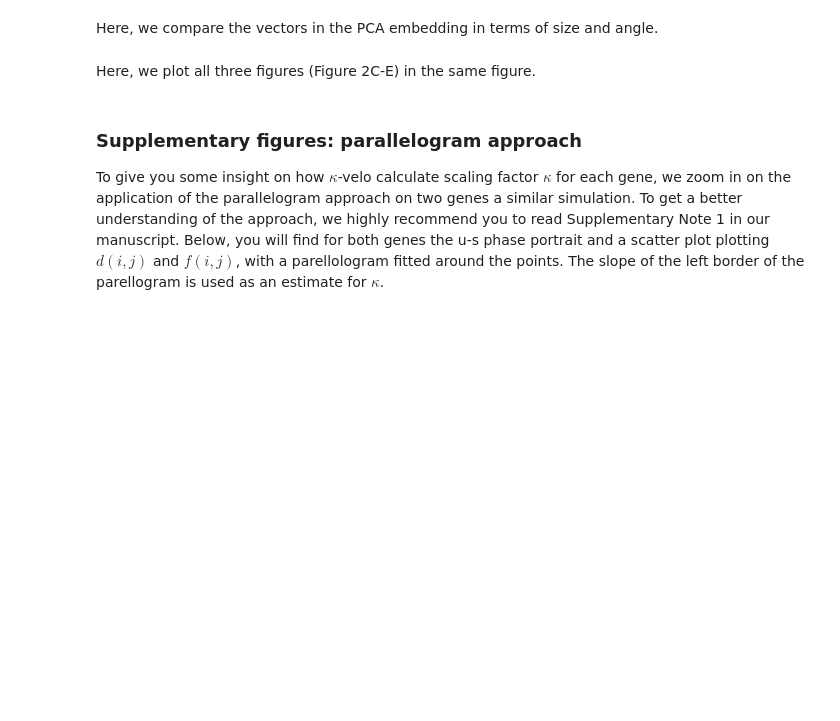
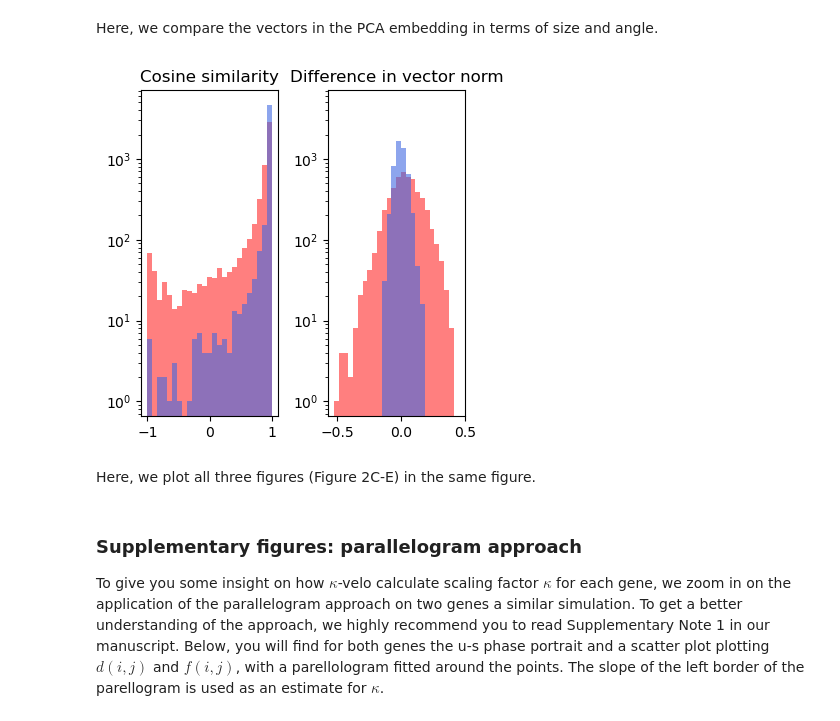
Before and after one commit to bjbouman/cell-state-velocities, a Jupyter notebook: scripts/kappa-velo_scaling_on_simulation.ipynb, the cells around one changed output. Cells and saved outputs as stored; diff of their text form; code cells hidden in the pictures; blank space fills up the shorter version.

```diff
--- a/scripts/kappa-velo_scaling_on_simulation.ipynb
+++ b/scripts/kappa-velo_scaling_on_simulation.ipynb
@@ -162,3 +171,3 @@ v_1 = pca.transform(v_scaled)-zero
 # %%
 ### calculate change in direction
-a0, a1 = change(v_t, v_0, metric="direction"), change(v_t, v_1, metric="direction")
+a0, a1 = vector_d(v_t, v_0, metric="cosine"), vector_d(v_t, v_1, metric="cosine")
@@ -165,6 +178,6 @@ a0, a1 = change(v_t, v_0, metric="direction"), change(v_t, v_1, metric="directio
 # %%
 ### calculate change in angle
-d0, d1 = change(v_t, v_0, metric="length"), change(v_t, v_1, metric="length")
+d0, d1 = vector_d(v_t, v_0, metric="norm_diff"), vector_d(v_t, v_1, metric="norm_diff")
 # %% [markdown]
 Here, we plot the simulation in a PCA embedding. The grey velocities represent the true velocities. The red and blue velocities represent the scVelo-calculate and kappa-scaled velocities respectively.
 # %%
@@ -192,33 +207,35 @@ Here, we compare the vectors in the PCA embedding in terms of size and angle.
 # %%
 fig, axs = plt.subplots(1, 2, figsize=(4,4), frameon=False, gridspec_kw={'width_ratios': [ 1, 1]})
 
 axs[0].set_yscale('log')
 
 kwargs = {"alpha":0.5, "density":False, "bins":25}
 
 _, bins, _ = axs[0].hist(a0, **kwargs, label="scVelo", color="r")
 axs[0].hist(a1, bins=bins, alpha = .6, color="royalblue", label=["K-SV"])
 axs[0].set_xticks([-1, 0, 1])
 
 axs[0].set_yscale('log')
 axs[0].set_title("Cosine similarity")
 
 _, bins, _ = axs[1].hist(d0, **kwargs, label="scVelo", color="r")
 axs[1].hist(d1, bins=bins, alpha = .6, color="royalblue", label=["K-SV"])
 axs[1].set_title("Difference in vector norm")
 axs[1].set_yscale('log')
 axs[1].sharey(axs[0])
 axs[1].set_xticks([-.5, 0, .5])
 
 ax.grid(False)
 ax.legend(fontsize=20)
 plt.tight_layout()
 
 # save figure
-save_path = "../figures/Fig3E_length_and_direction_compared.png"
-plt.savefig(save_path, dpi=400, transparent=True)
+#save_path = "../figures/Fig3E_length_and_direction_compared.png"
+#plt.savefig(save_path, dpi=400, transparent=True)
 
 plt.show()
+# %% [output]
+[figure, added]
 # %% [markdown]
 Here, we plot all three figures (Figure 2C-E) in the same figure.
 # %%
```
Also changed, not shown: parts of 9 cells of this notebook, 4 other files.
